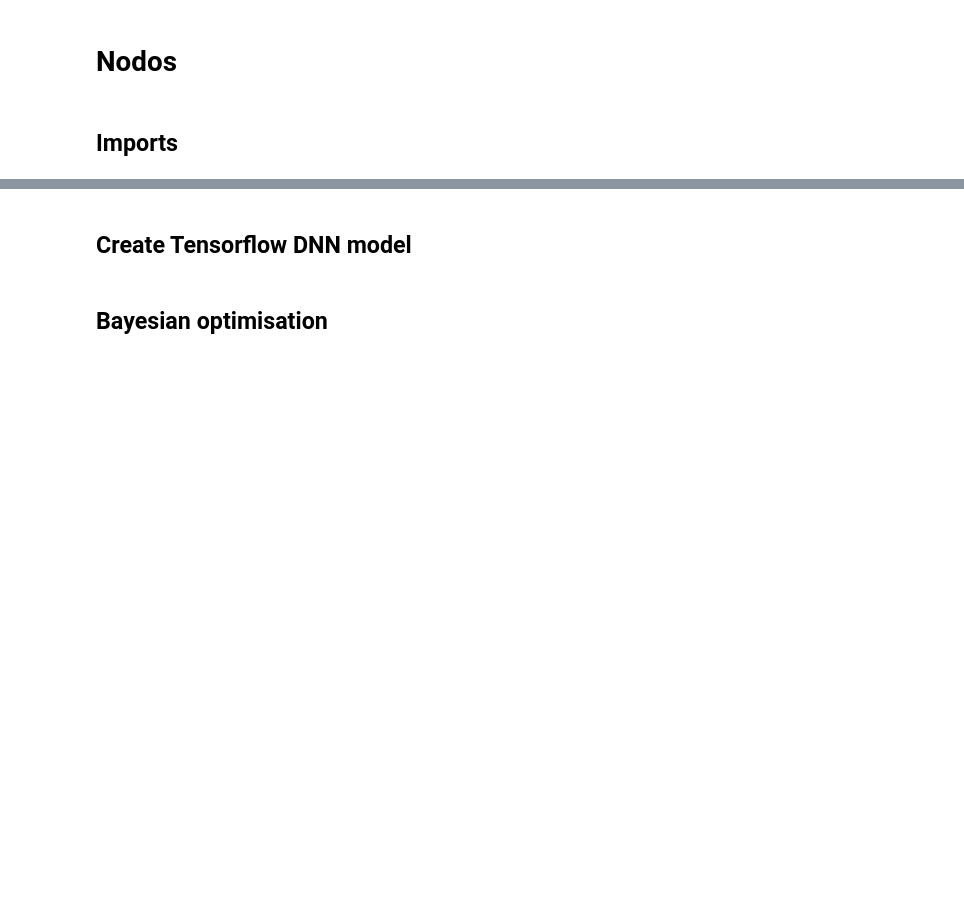
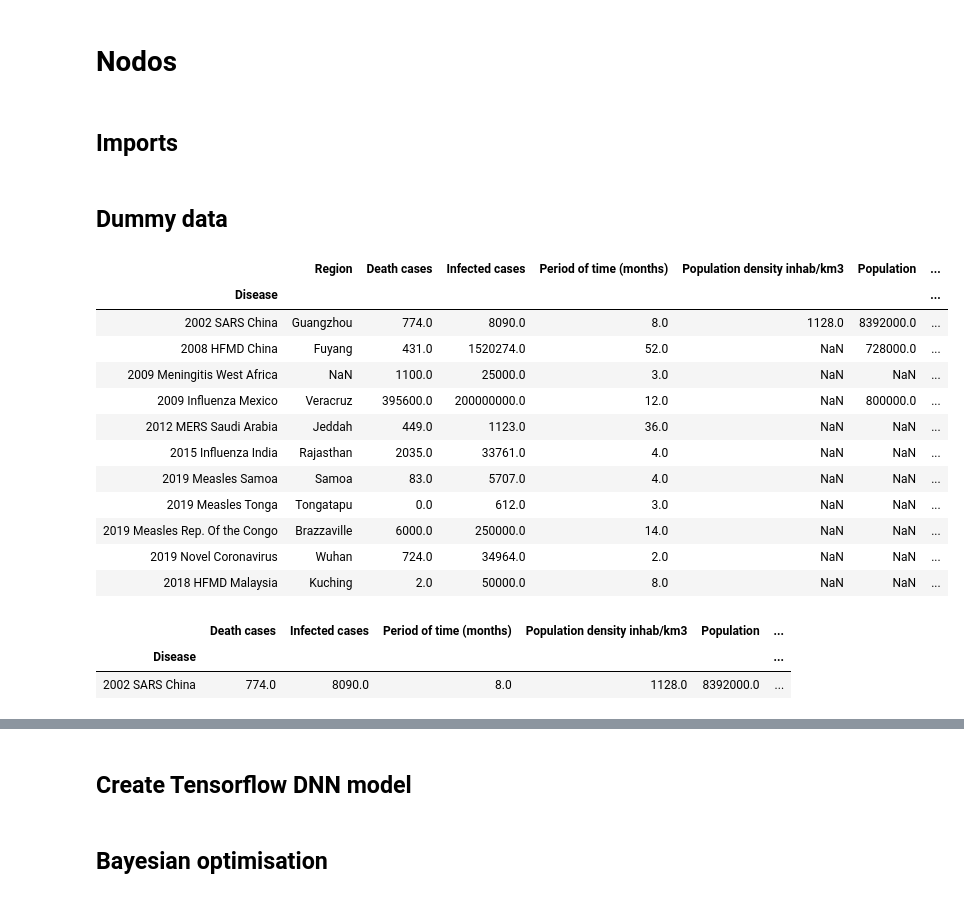
Before and after one commit to WilsonWeiWU/OUTBRAIK, a Jupyter notebook: outbraik/notebooks/OUTBRAIK.ipynb, the cells around one changed output, grey strips where cells are left out. Saved outputs shown, nothing was run; the diff lists cells and outputs as text; code cells hidden in the pictures; blank space fills up the shorter version.

```diff
--- a/outbraik/notebooks/OUTBRAIK.ipynb
+++ b/outbraik/notebooks/OUTBRAIK.ipynb
@@ -31,0 +41,28 @@ from skopt.utils import use_named_args
+# %% [markdown]
+## Dummy data
+# %%
+n_cols = 10
+raw_data = pd.read_csv('/Users/wilsonwu/OUTBRAIK/dataset_1.csv', sep=';', decimal=',', index_col='Disease')
+raw_data
+# %% [output]
+|  | Region | Death cases | Infected cases | Period of time (months) | Population density inhab/km3 | Population | ... |
+| Disease |  |  |  |  |  |  | ... |
+| 2002 SARS China | Guangzhou | 774.0 | 8090.0 | 8.0 | 1128.0 | 8392000.0 | ... |
+| 2008 HFMD China | Fuyang | 431.0 | 1520274.0 | 52.0 | NaN | 728000.0 | ... |
+| 2009 Meningitis West Africa | NaN | 1100.0 | 25000.0 | 3.0 | NaN | NaN | ... |
+| 2009 Influenza Mexico | Veracruz | 395600.0 | 200000000.0 | 12.0 | NaN | 800000.0 | ... |
+| 2012 MERS Saudi Arabia | Jeddah | 449.0 | 1123.0 | 36.0 | NaN | NaN | ... |
+| 2015 Influenza India | Rajasthan | 2035.0 | 33761.0 | 4.0 | NaN | NaN | ... |
+| 2019 Measles Samoa | Samoa | 83.0 | 5707.0 | 4.0 | NaN | NaN | ... |
+| 2019 Measles Tonga | Tongatapu | 0.0 | 612.0 | 3.0 | NaN | NaN | ... |
+| 2019 Measles Rep. Of the Congo | Brazzaville | 6000.0 | 250000.0 | 14.0 | NaN | NaN | ... |
+| 2019 Novel Coronavirus | Wuhan | 724.0 | 34964.0 | 2.0 | NaN | NaN | ... |
+| 2018 HFMD Malaysia | Kuching | 2.0 | 50000.0 | 8.0 | NaN | NaN | ... |
+# %%
+# Drop Region column and only use first row.
+train_set = raw_data.drop('Region', axis=1).iloc[[0],:]
+train_set
+# %% [output]
+|  | Death cases | Infected cases | Period of time (months) | Population density inhab/km3 | Population | ... |
+| Disease |  |  |  |  |  | ... |
+| 2002 SARS China | 774.0 | 8090.0 | 8.0 | 1128.0 | 8392000.0 | ... |
```
Also changed, not shown: parts of 15 cells of this notebook.
